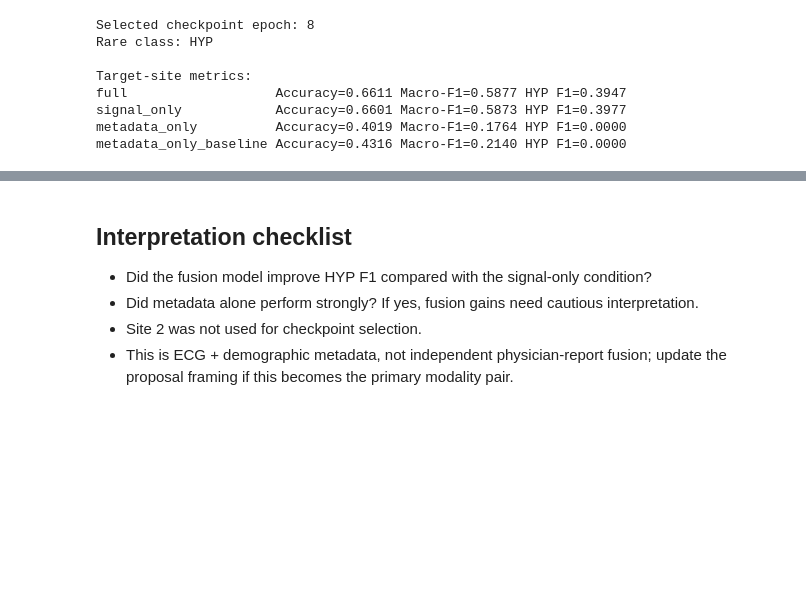
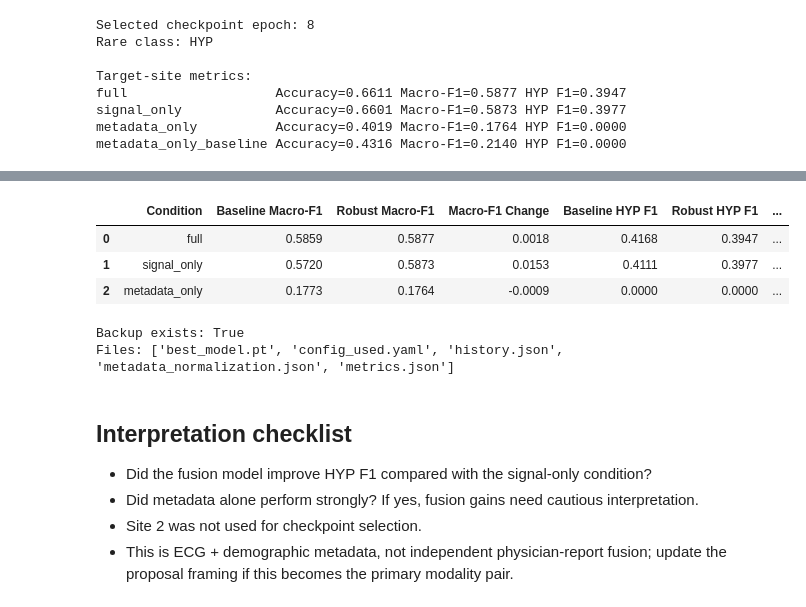
Before and after one commit to Sakina152/mm-dg-healthcare, a Jupyter notebook: notebooks/04_multimodal_fusion.ipynb, the cells around one changed output, grey strips where cells are left out. Cells and saved outputs as stored; diff of their text form; code cells hidden in the pictures; blank space fills up the shorter version.

Commit message:
Comparison added full,signalOnly,metDataonly

```diff
--- a/notebooks/04_multimodal_fusion.ipynb
+++ b/notebooks/04_multimodal_fusion.ipynb
@@ -915,3 +919,69 @@ metadata_only_baseline Accuracy=0.4316 Macro-F1=0.2140 HYP F1=0.0000
+# %%
+import json
+import os
+import pandas as pd
+
+base_path = (
+    "/content/mm-dg-healthcare/experiments/results/"
+    "fusion_metadata_site1v2/metrics.json"
+)
+robust_path = (
+    "/content/mm-dg-healthcare/experiments/results/"
+    "fusion_metadata_robust_site1v2/metrics.json"
+)
+
+assert os.path.isfile(base_path), "Original fusion metrics missing."
+assert os.path.isfile(robust_path), "Robust fusion metrics missing."
+
+with open(base_path) as f:
+    baseline = json.load(f)
+
+with open(robust_path) as f:
+    robust = json.load(f)
+
+rows = []
+
+for condition in ["full", "signal_only", "metadata_only"]:
+    b = baseline["target_metrics"][condition]
+    r = robust["target_metrics"][condition]
+
+    rows.append({
+        "Condition": condition,
+        "Baseline Macro-F1": b["macro_f1"],
+        "Robust Macro-F1": r["macro_f1"],
+        "Macro-F1 Change": r["macro_f1"] - b["macro_f1"],
+        "Baseline HYP F1": b["rare_class_f1"],
+        "Robust HYP F1": r["rare_class_f1"],
+        "HYP F1 Change": r["rare_class_f1"] - b["rare_class_f1"],
+        "Baseline Accuracy": b["accuracy"],
+        "Robust Accuracy": r["accuracy"],
+        "Accuracy Change": r["accuracy"] - b["accuracy"],
+    })
+
+comparison = pd.DataFrame(rows)
+display(comparison.round(4))
+# %% [output]
+|  | Condition | Baseline Macro-F1 | Robust Macro-F1 | Macro-F1 Change | Baseline HYP F1 | Robust HYP F1 | ... |
+| 0 | full | 0.5859 | 0.5877 | 0.0018 | 0.4168 | 0.3947 | ... |
+| 1 | signal_only | 0.5720 | 0.5873 | 0.0153 | 0.4111 | 0.3977 | ... |
+| 2 | metadata_only | 0.1773 | 0.1764 | -0.0009 | 0.0000 | 0.0000 | ... |
+# %%
+import os
+
+backup = (
+    "/content/drive/MyDrive/mm-dg-healthcare-data/"
+    "results_backup/fusion_metadata_robust_site1v2"
+)
+
+print("Backup exists:", os.path.isdir(backup))
+
+if os.path.isdir(backup):
+    print("Files:", sorted(os.listdir(backup)))
+else:
+    print("Run the Step 6 backup cell before proceeding.")
+# %% [output]
+Backup exists: True
+Files: ['best_model.pt', 'config_used.yaml', 'history.json', 'metadata_normalization.json', 'metrics.json']
 # %% [markdown]
 ## Interpretation checklist
 - Did the fusion model improve HYP F1 compared with the signal-only condition?
```
Also changed, not shown: parts of 1 cell of this notebook.
